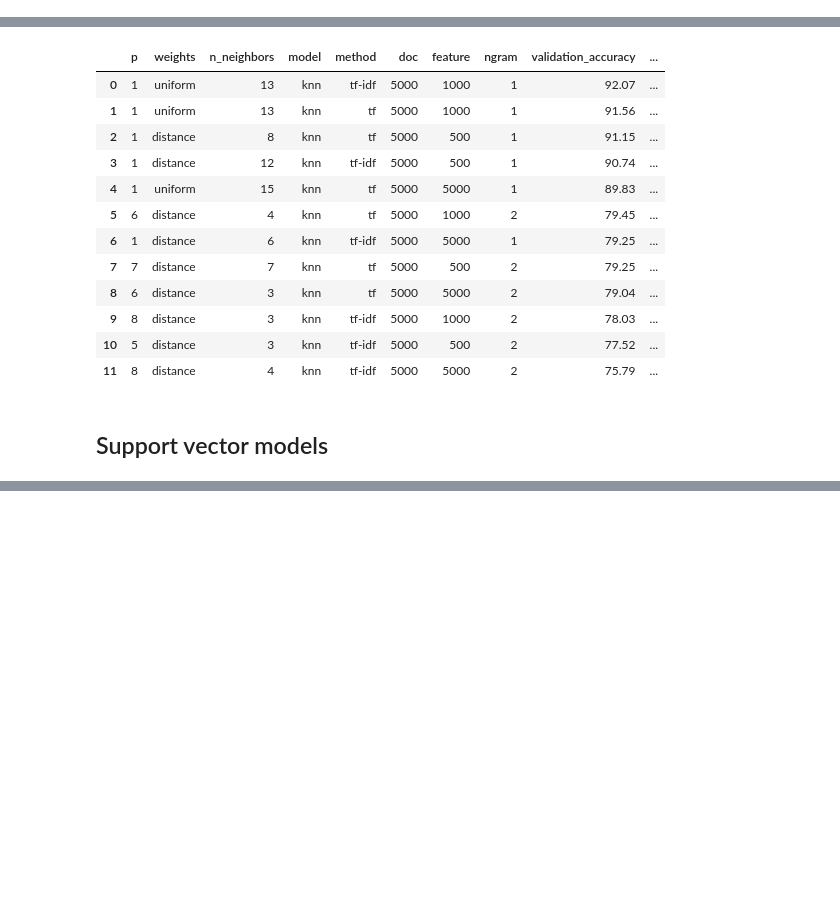
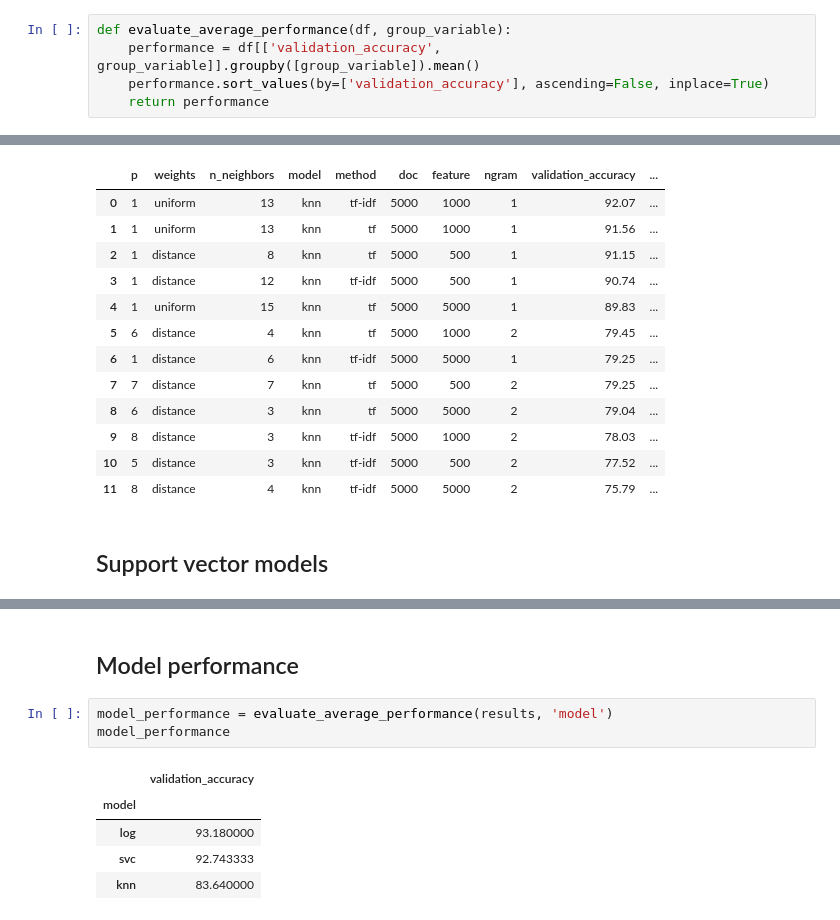
Before and after one commit to benjaminperucco/udacity-nano-mle, a Jupyter notebook: 5 Capstone/2 Project/3_postprocessing.ipynb, the cells around one changed output, grey strips where cells are left out. Cells and saved outputs as stored; diff of their text form; blank space fills up the shorter version.

Commit message:
feat: Evaluate different average performances

```diff
--- a/5 Capstone/2 Project/3_postprocessing.ipynb
+++ b/5 Capstone/2 Project/3_postprocessing.ipynb
@@ -130,6 +130,11 @@ def join_with_accuracy(tuned_model_results, accuracy_results):
     tuned_model_results.sort_values(by=['validation_accuracy'], ascending=False, inplace=True)
     tuned_model_results.reset_index(drop=True, inplace=True)
     return tuned_model_results
+# %%
+def evaluate_average_performance(df, group_variable):
+    performance = df[['validation_accuracy', group_variable]].groupby([group_variable]).mean()
+    performance.sort_values(by=['validation_accuracy'], ascending=False, inplace=True)
+    return performance
 # %% [markdown]
 ## k nearest neighbors model
 # %%
@@ -170,0 +187,11 @@ results_svc.head(results_svc.shape[0]) # display all
+# %% [markdown]
+## Model performance
+# %%
+model_performance = evaluate_average_performance(results, 'model')
+model_performance
+# %% [output]
+|  | validation_accuracy |
+| model |  |
+| log | 93.180000 |
+| svc | 92.743333 |
+| knn | 83.640000 |
```
Also changed, not shown: parts of 10 cells of this notebook.
